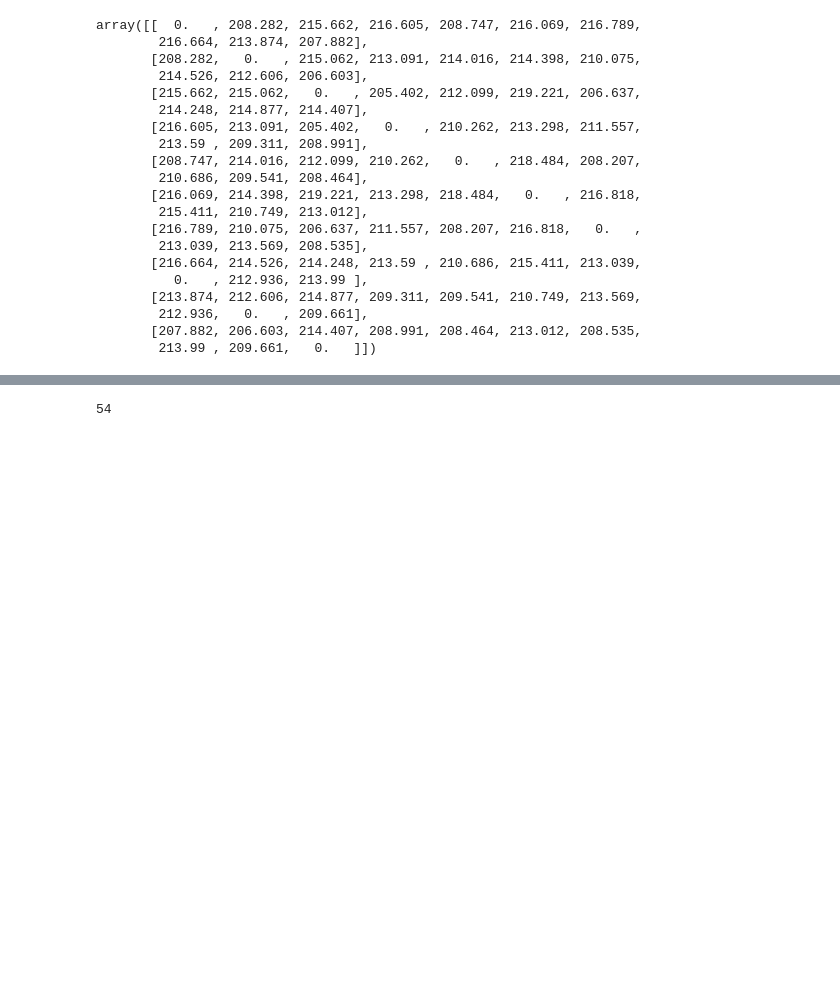
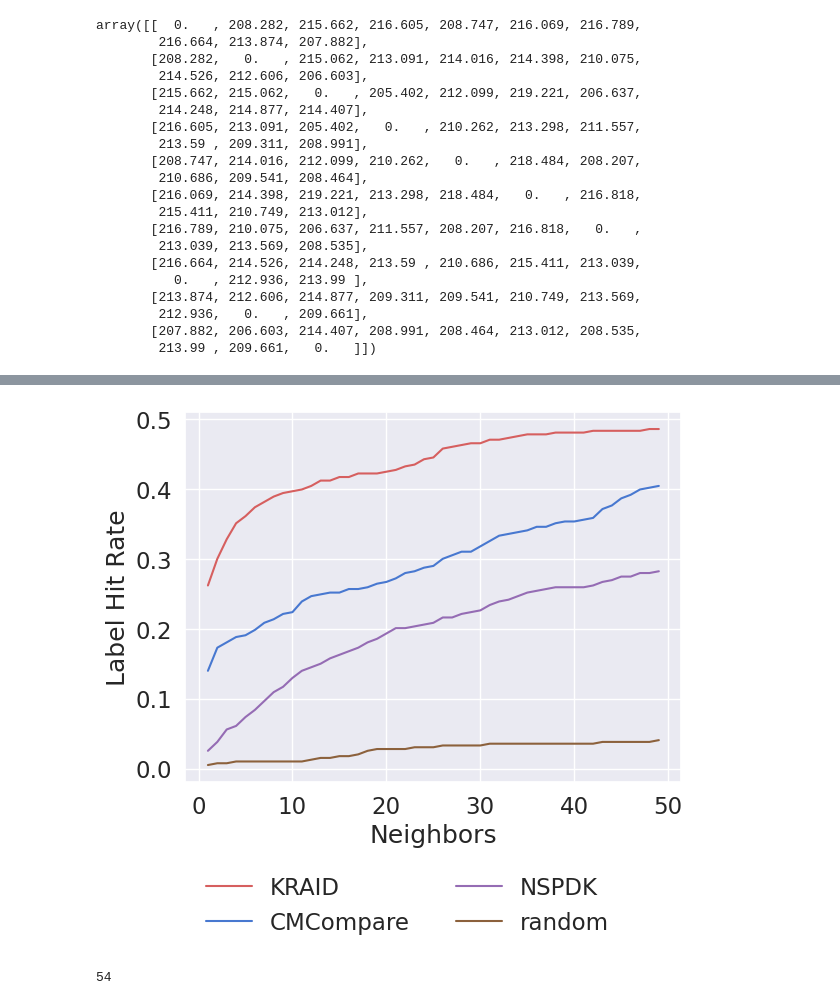
Before and after one commit to smautner/pig, a Jupyter notebook: yoda/scripts/eval_4k.ipynb, the cells around one changed output, grey strips where cells are left out. Saved outputs shown, nothing was run; the diff lists cells and outputs as text; code cells hidden in the pictures; blank space fills up the shorter version.

```diff
--- a/yoda/scripts/eval_4k.ipynb
+++ b/yoda/scripts/eval_4k.ipynb
@@ -95,5 +98,6 @@ ranker(ranks3)=[0.20759493670886076, 0.2582278481012658, 0.3037974683544304, 0.3
 # %%
-ax = plotHits(*cmcomp.filterdown(matrix, mat, ccmatrix,l,a))
+%%time
+dfPh = prep_plotHits(*cmcomp.filterdown(matrix, mat, ccmatrix,l,a))
 # %% [output]
 ranker(ranks3)=[0.13994910941475827, 0.17302798982188294, 0.1806615776081425, 0.18829516539440203, 0.19083969465648856, 0.1984732824427481, 0.20865139949109415, 0.21374045801526717, 0.2213740458015267 ...
  sml.average_precision(kraid, l) = 0.24899130351091567
@@ -103,3 +124,8 @@ ranker(ranks3)=[0.13994910941475827, 0.17302798982188294, 0.1806615776081425, 0.
+# %%
+ax = plotHits(dfPh)
+ax.get_figure().savefig(figpath + '4k_nspdk.png', bbox_inches='tight')
+# %% [output]
+[figure, added]
 # %%
 # are there different successrates for more populated families?
 manyseq, fewseq = filter_by_seqcount(a)
```
Also changed, not shown: parts of 10 cells of this notebook, 3 other files.
